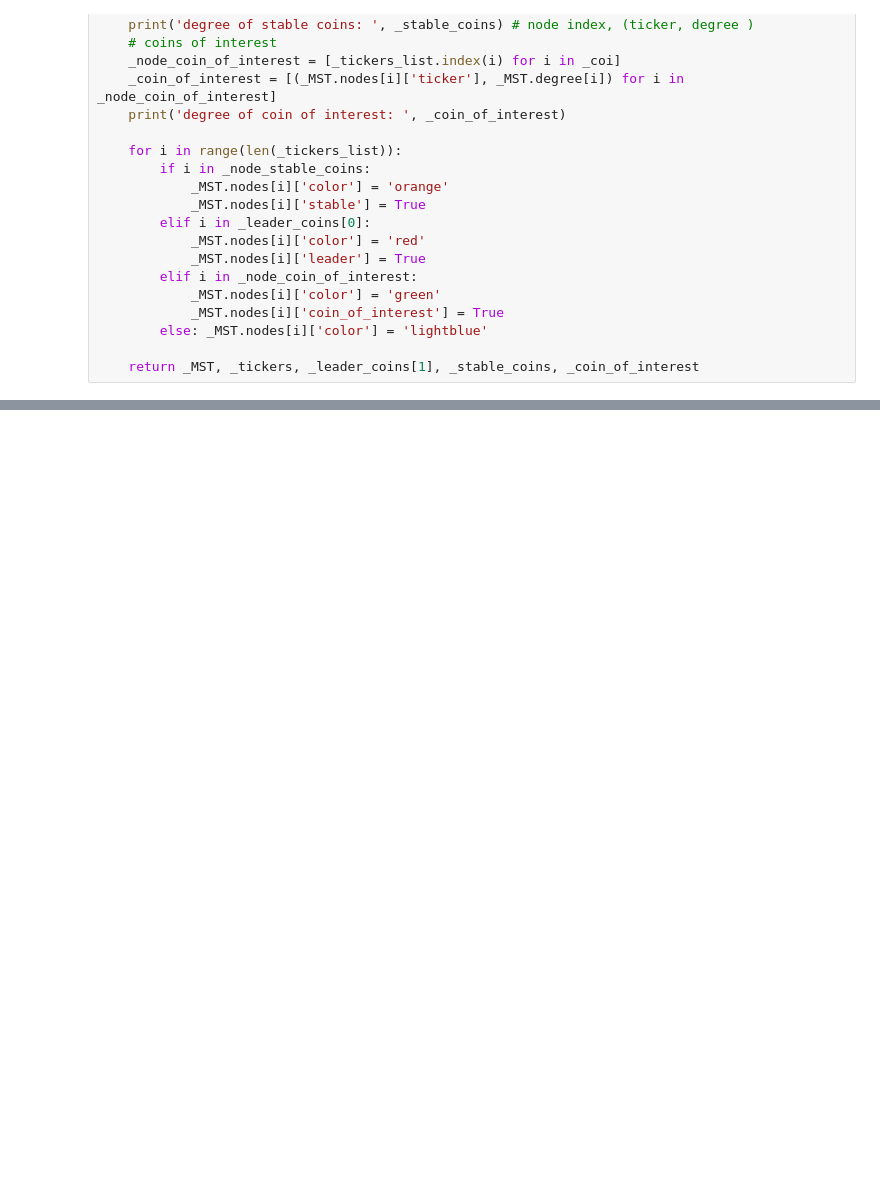
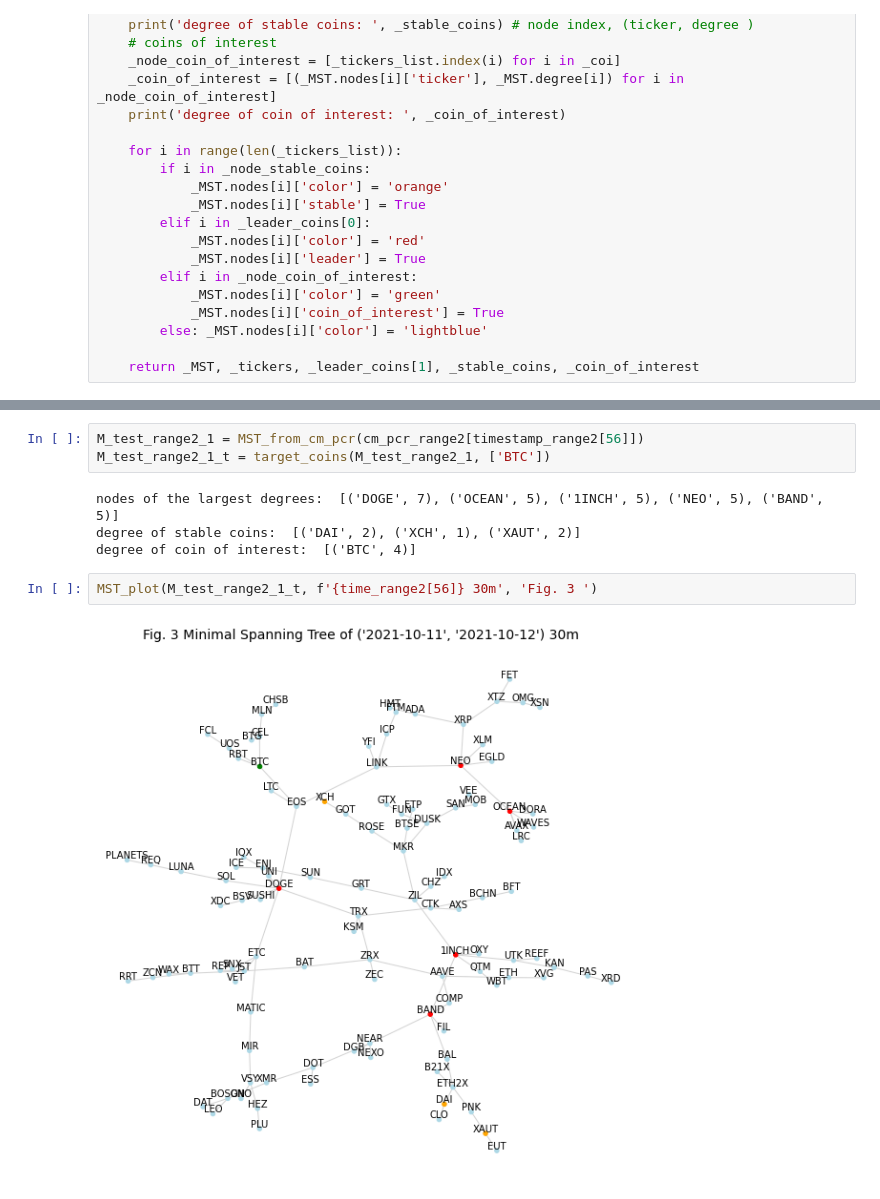
Before and after one commit to codingFerryman/crypto_market_hierarchy_structure, a Jupyter notebook: src/30m_MST_per_day.ipynb, the cells around one changed output, grey strips where cells are left out. Cells and saved outputs as stored; diff of their text form; blank space fills up the shorter version.

```diff
--- a/src/30m_MST_per_day.ipynb
+++ b/src/30m_MST_per_day.ipynb
@@ -181 +193,12 @@ MST_plot(M111, f'{time_ranges[1]} 30m', 'Fig. 2 ')
+# %%
+M_test_range2_1 = MST_from_cm_pcr(cm_pcr_range2[timestamp_range2[56]])
+M_test_range2_1_t = target_coins(M_test_range2_1, ['BTC'])
+# %% [output]
+nodes of the largest degrees:  [('DOGE', 7), ('OCEAN', 5), ('1INCH', 5), ('NEO', 5), ('BAND', 5)]
+degree of stable coins:  [('DAI', 2), ('XCH', 1), ('XAUT', 2)]
+degree of coin of interest:  [('BTC', 4)]
+# %%
+MST_plot(M_test_range2_1_t, f'{time_range2[56]} 30m', 'Fig. 3 ')
+# %% [output]
+[figure, added]
 # %%
```
Also changed, not shown: parts of 21 cells of this notebook.
